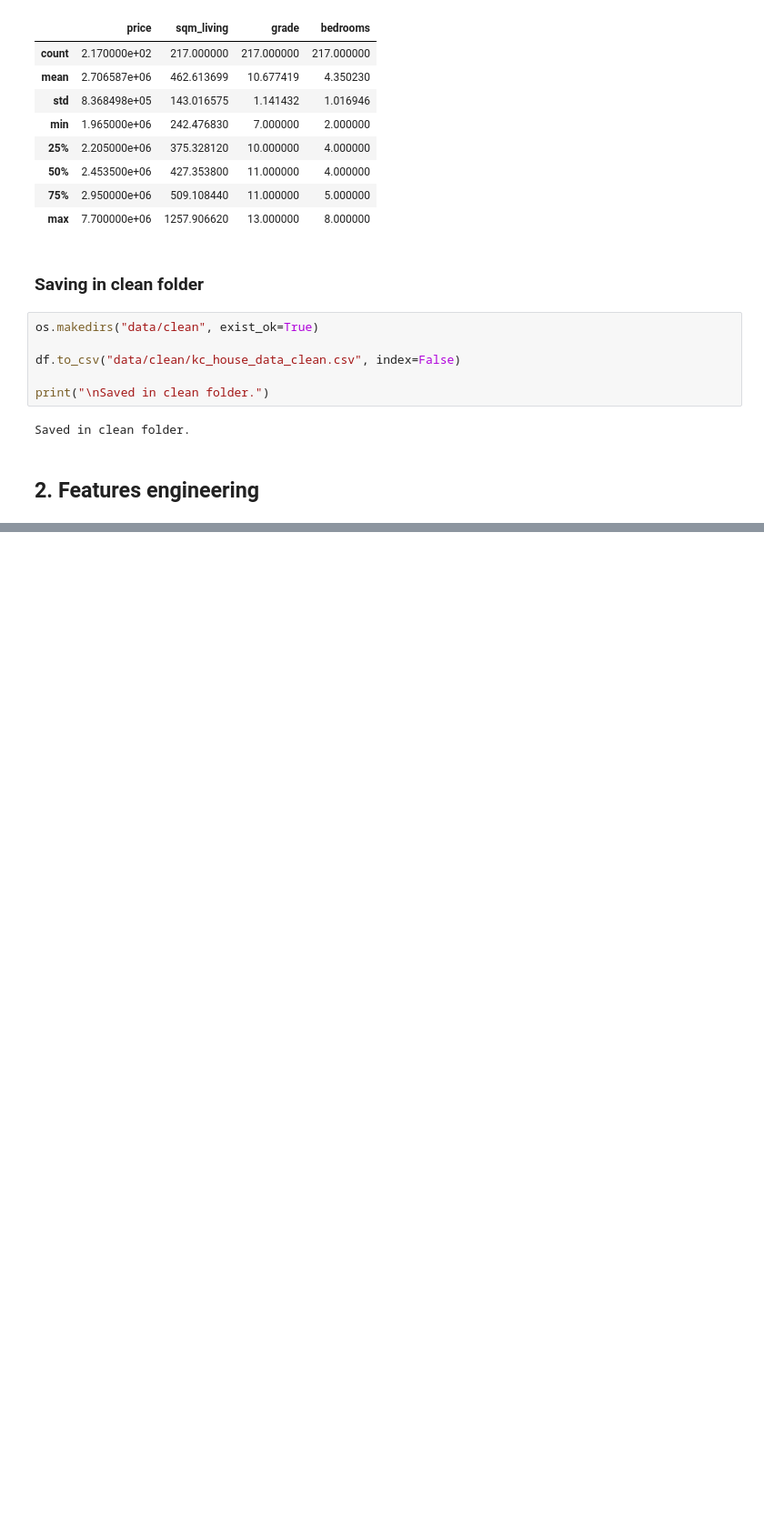
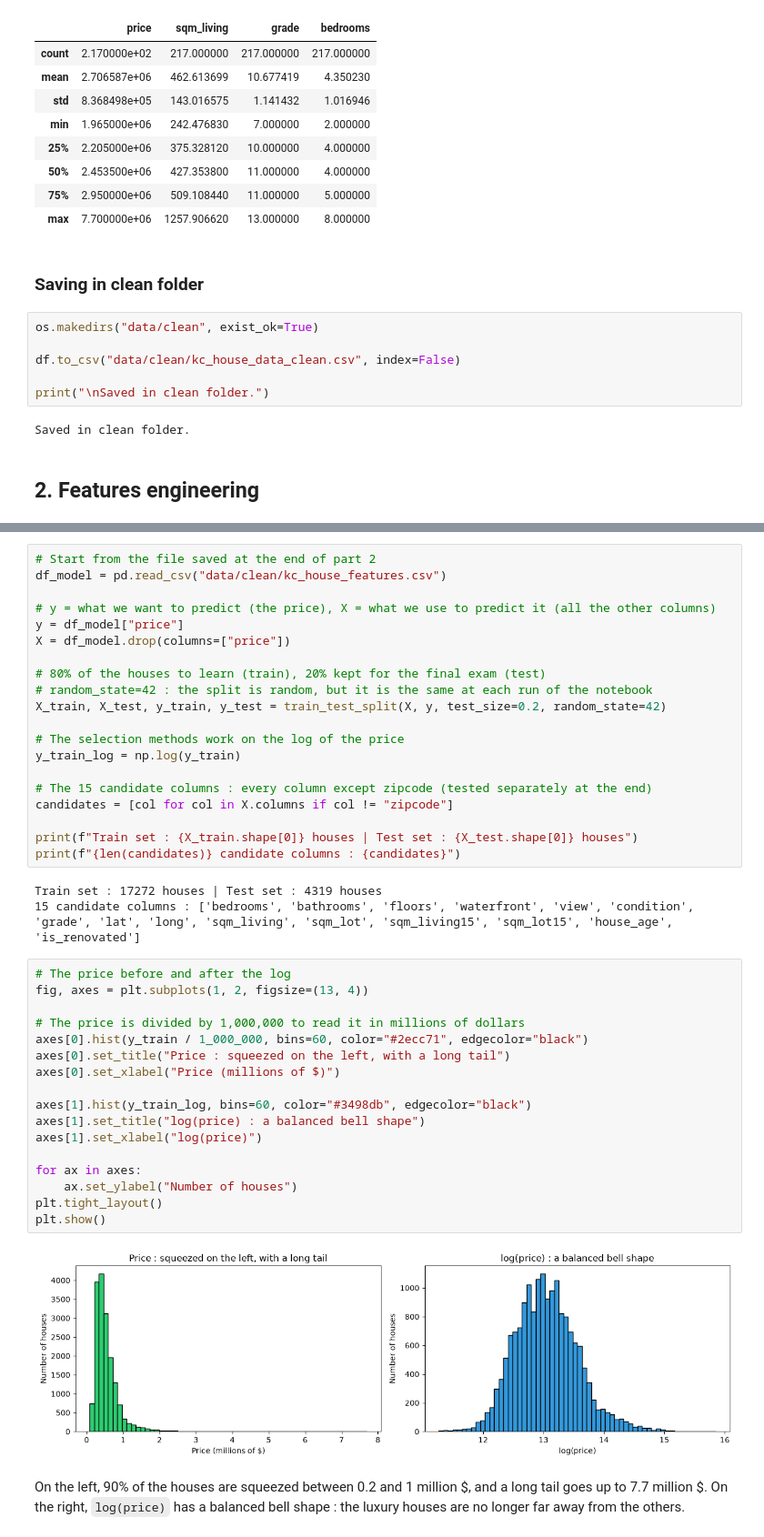
Before and after one commit to axel-achart/apartment-hunter, a Jupyter notebook: notebook.ipynb, the cells around one changed output, grey strips where cells are left out. Shown at 91% size. Cells and saved outputs as stored; diff of their text form; blank space fills up the shorter version.

```diff
--- a/notebook.ipynb
+++ b/notebook.ipynb
@@ -335,0 +401,44 @@ print(f"Target : price | Features : {df_fe.shape[1] - 1}")
+# %%
+# Start from the file saved at the end of part 2
+df_model = pd.read_csv("data/clean/kc_house_features.csv")
+
+# y = what we want to predict (the price), X = what we use to predict it (all the other columns)
+y = df_model["price"]
+X = df_model.drop(columns=["price"])
+
+# 80% of the houses to learn (train), 20% kept for the final exam (test)
+# random_state=42 : the split is random, but it is the same at each run of the notebook
+X_train, X_test, y_train, y_test = train_test_split(X, y, test_size=0.2, random_state=42)
+
+# The selection methods work on the log of the price
+y_train_log = np.log(y_train)
+
+# The 15 candidate columns : every column except zipcode (tested separately at the end)
+candidates = [col for col in X.columns if col != "zipcode"]
+
+print(f"Train set : {X_train.shape[0]} houses | Test set : {X_test.shape[0]} houses")
+print(f"{len(candidates)} candidate columns : {candidates}")
+# %% [output]
+Train set : 17272 houses | Test set : 4319 houses
+15 candidate columns : ['bedrooms', 'bathrooms', 'floors', 'waterfront', 'view', 'condition', 'grade', 'lat', 'long', 'sqm_living', 'sqm_lot', 'sqm_living15', 'sqm_lot15', 'house_age', 'is_renovated']
+# %%
+# The price before and after the log
+fig, axes = plt.subplots(1, 2, figsize=(13, 4))
+
+# The price is divided by 1,000,000 to read it in millions of dollars
+axes[0].hist(y_train / 1_000_000, bins=60, color="#2ecc71", edgecolor="black")
+axes[0].set_title("Price : squeezed on the left, with a long tail")
+axes[0].set_xlabel("Price (millions of $)")
+
+axes[1].hist(y_train_log, bins=60, color="#3498db", edgecolor="black")
+axes[1].set_title("log(price) : a balanced bell shape")
+axes[1].set_xlabel("log(price)")
+
+for ax in axes:
+    ax.set_ylabel("Number of houses")
+plt.tight_layout()
+plt.show()
+# %% [output]
+[figure, added]
+# %% [markdown]
+On the left, 90% of the houses are squeezed between 0.2 and 1 million \$, and a long tail goes up to 7.7 million \$. On the right, `log(price)` has a balanced bell shape : the luxury houses are no longer far away from the others.
```
Also changed, not shown: parts of 72 cells of this notebook, 4 other files.
